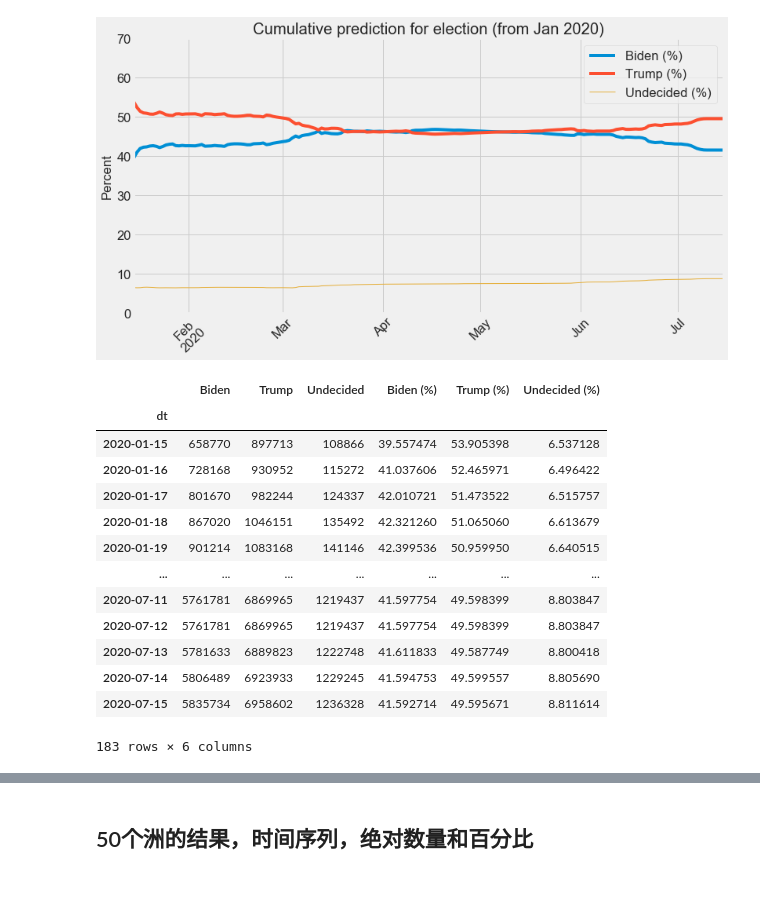
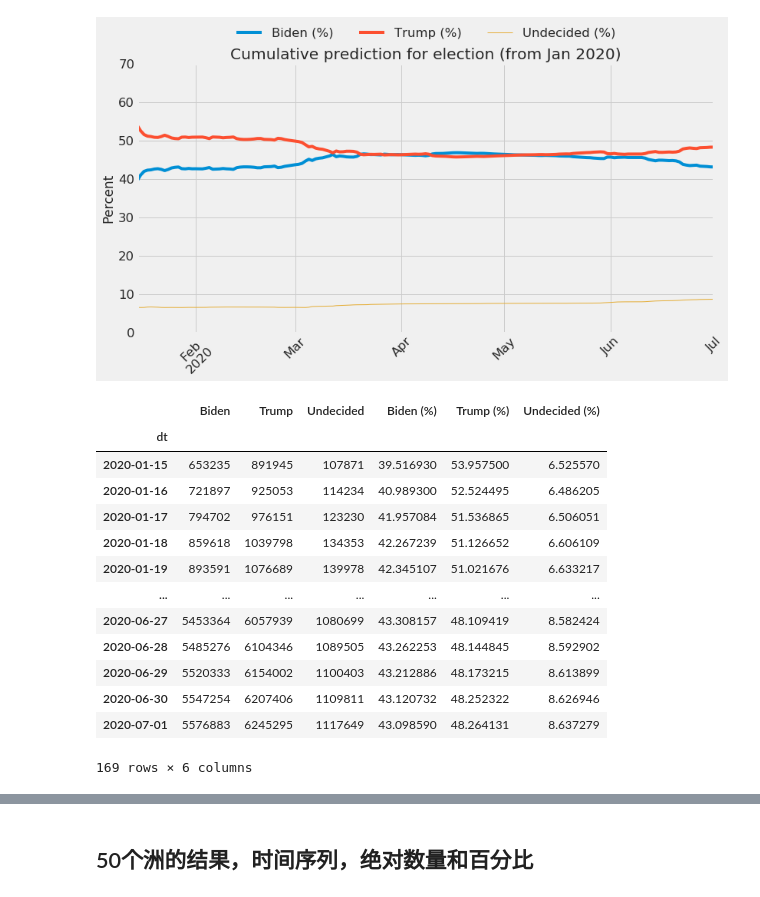
Before and after one commit to kayzhou/US_election, a Jupyter notebook: plots_paper.ipynb, the cells around one changed output, grey strips where cells are left out. Cells and saved outputs as stored; diff of their text form; code cells hidden in the pictures.

```diff
--- a/plots_paper.ipynb
+++ b/plots_paper.ipynb
@@ -66,40 +109,42 @@ for state in tqdm(US_states):
 
     # break
 # %%
-data = pd.read_csv("data/csv/results-cumFrom01-from-2020-01-02-to-2020-07-15.csv", index_col="dt")
-data = data[data.index >= "2020-01-15"]
-plt.figure(figsize=(12, 6))
-data
+data = pd.read_csv("data/csv/results-cumFrom01-from-2020-01-02-to-2020-07-19.csv", index_col="dt")
+data = data.rename(columns={'Joe Biden':"Biden", 'Donald Trump': "Trump", 'Undecided': "Undecided"})
 data.index = pd.to_datetime(data.index)
+
+data = data[(data.index >= "2020-01-15") & (data.index <= "2020-07-01")]
 data["Biden (%)"] = data["Biden"] / (data["Biden"] + data["Trump"] + data["Undecided"]) * 100
 data["Trump (%)"] = data["Trump"] / (data["Biden"] + data["Trump"] + data["Undecided"]) * 100
 data["Undecided (%)"] = data["Undecided"] / (data["Biden"] + data["Trump"] + data["Undecided"]) * 100
+
+plt.figure(figsize=(12, 6))
 data["Biden (%)"].plot()
 data["Trump (%)"].plot()
 data["Undecided (%)"].plot(lw=1)
+plt.legend(loc=4, bbox_to_anchor=(0.85, 1.05), ncol=3, frameon=False)
 plt.xlabel("")
 plt.ylim(0, 70)
 plt.xticks(rotation=45)
 plt.ylabel("Percent")
-plt.legend()
 plt.title(f"Cumulative prediction for election (from Jan 2020)")
-plt.savefig("fig/cumFrom01-from-2020-01-02-to-2020-07-15-3.png", dpi=300, bbox_inches ='tight')
+plt.savefig("fig/cumFrom01-from-2020-01-02-to-2020-07-19-3.png", dpi=300, bbox_inches ='tight')
 plt.show()
 data
 # %% [output]
-[figure, old version]
+[figure, new version]
 |  | Biden | Trump | Undecided | Biden (%) | Trump (%) | Undecided (%) |
 | dt |  |  |  |  |  |  |
-| 2020-01-15 | 658770 | 897713 | 108866 | 39.557474 | 53.905398 | 6.537128 |
-| 2020-01-16 | 728168 | 930952 | 115272 | 41.037606 | 52.465971 | 6.496422 |
-| 2020-01-17 | 801670 | 982244 | 124337 | 42.010721 | 51.473522 | 6.515757 |
-| 2020-01-18 | 867020 | 1046151 | 135492 | 42.321260 | 51.065060 | 6.613679 |
-| 2020-01-19 | 901214 | 1083168 | 141146 | 42.399536 | 50.959950 | 6.640515 |
+| 2020-01-15 | 653235 | 891945 | 107871 | 39.516930 | 53.957500 | 6.525570 |
+| 2020-01-16 | 721897 | 925053 | 114234 | 40.989300 | 52.524495 | 6.486205 |
+| 2020-01-17 | 794702 | 976151 | 123230 | 41.957084 | 51.536865 | 6.506051 |
+| 2020-01-18 | 859618 | 1039798 | 134353 | 42.267239 | 51.126652 | 6.606109 |
+| 2020-01-19 | 893591 | 1076689 | 139978 | 42.345107 | 51.021676 | 6.633217 |
 | ... | ... | ... | ... | ... | ... | ... |
-| 2020-07-11 | 5761781 | 6869965 | 1219437 | 41.597754 | 49.598399 | 8.803847 |
-| 2020-07-12 | 5761781 | 6869965 | 1219437 | 41.597754 | 49.598399 | 8.803847 |
-| 2020-07-13 | 5781633 | 6889823 | 1222748 | 41.611833 | 49.587749 | 8.800418 |
-| 2020-07-14 | 5806489 | 6923933 | 1229245 | 41.594753 | 49.599557 | 8.805690 |
-| 2020-07-15 | 5835734 | 6958602 | 1236328 | 41.592714 | 49.595671 | 8.811614 |
+| 2020-06-27 | 5453364 | 6057939 | 1080699 | 43.308157 | 48.109419 | 8.582424 |
+| 2020-06-28 | 5485276 | 6104346 | 1089505 | 43.262253 | 48.144845 | 8.592902 |
+| 2020-06-29 | 5520333 | 6154002 | 1100403 | 43.212886 | 48.173215 | 8.613899 |
+| 2020-06-30 | 5547254 | 6207406 | 1109811 | 43.120732 | 48.252322 | 8.626946 |
+| 2020-07-01 | 5576883 | 6245295 | 1117649 | 43.098590 | 48.264131 | 8.637279 |
-183 rows × 6 columns
+169 rows × 6 columns
 # %%
```
Also changed, not shown: parts of 14 cells of this notebook, 1 other file.
